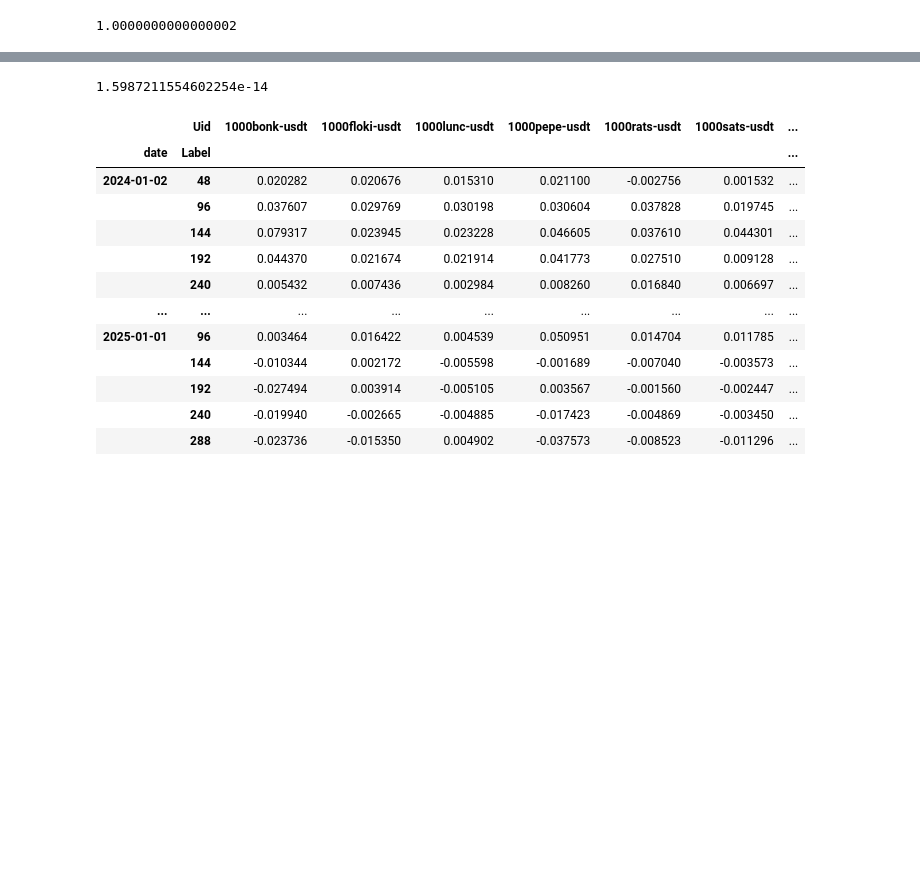
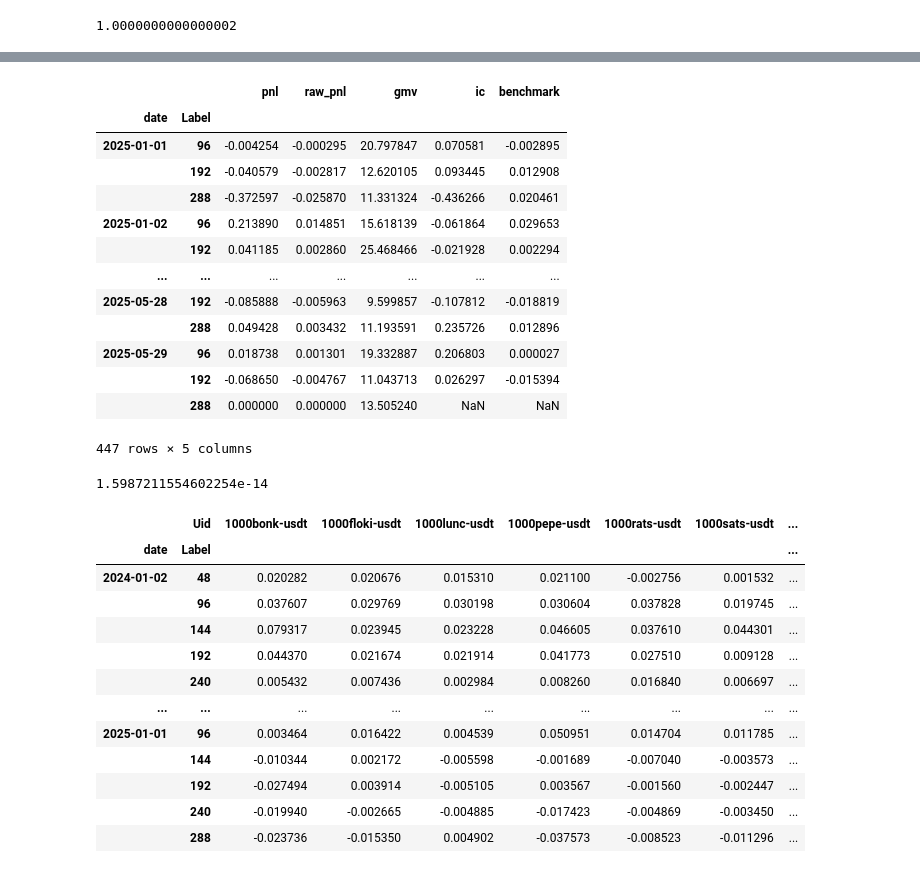
Before and after one commit to sdload2020/factorlib, a Jupyter notebook: datacheck/datacheck.ipynb, the cells around one changed output, grey strips where cells are left out. Drawn from its saved outputs; the diff is of its cells as text; code cells hidden in the pictures; blank space fills up the shorter version.

```diff
--- a/datacheck/datacheck.ipynb
+++ b/datacheck/datacheck.ipynb
@@ -29,3 +50,23 @@ filtered_df.iloc[2000].sum()
+# %%
+## 中间数据检查
+import pandas as pd
+df = pd.read_parquet('/data-platform/gux/factor_manage/result/report/intermediate/xy5.parquet')
+df
+# %% [output]
+|  |  | pnl | raw_pnl | gmv | ic | benchmark |
+| date | Label |  |  |  |  |  |
+| 2025-01-01 | 96 | -0.004254 | -0.000295 | 20.797847 | 0.070581 | -0.002895 |
+|  | 192 | -0.040579 | -0.002817 | 12.620105 | 0.093445 | 0.012908 |
+|  | 288 | -0.372597 | -0.025870 | 11.331324 | -0.436266 | 0.020461 |
+| 2025-01-02 | 96 | 0.213890 | 0.014851 | 15.618139 | -0.061864 | 0.029653 |
+|  | 192 | 0.041185 | 0.002860 | 25.468466 | -0.021928 | 0.002294 |
+| ... | ... | ... | ... | ... | ... | ... |
+| 2025-05-28 | 192 | -0.085888 | -0.005963 | 9.599857 | -0.107812 | -0.018819 |
+|  | 288 | 0.049428 | 0.003432 | 11.193591 | 0.235726 | 0.012896 |
+| 2025-05-29 | 96 | 0.018738 | 0.001301 | 19.332887 | 0.206803 | 0.000027 |
+|  | 192 | -0.068650 | -0.004767 | 11.043713 | 0.026297 | -0.015394 |
+|  | 288 | 0.000000 | 0.000000 | 13.505240 | NaN | NaN |
+447 rows × 5 columns
 # %%
 import pandas as pd
 df = pd.read_parquet('/data-platform/shared/yzl/factor_values/pv_v3_4h_trend_vpfs_4608_yzl_v1.parquet')
```
Also changed, not shown: parts of 2 cells of this notebook, 2 other files.
